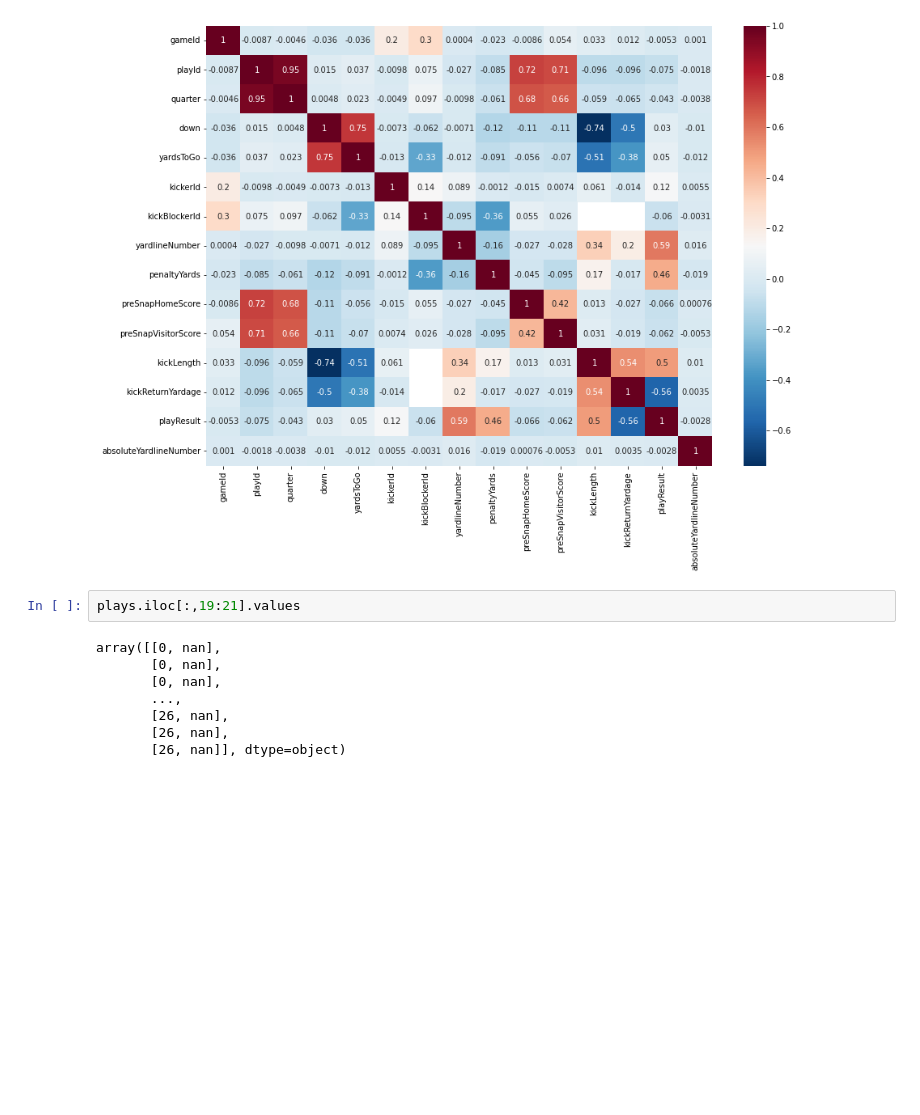
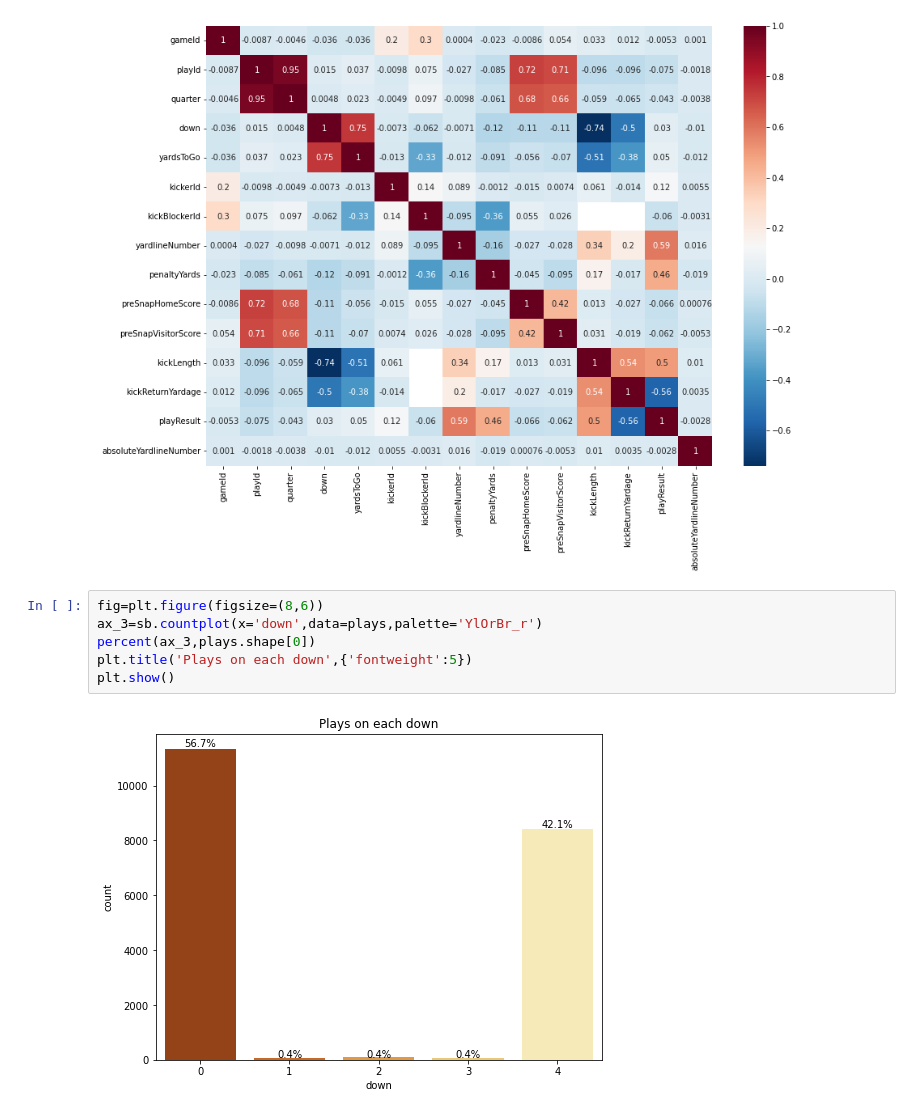
Before and after one commit to DeependraParichha1004/ML-Analysis, a Jupyter notebook: NFL.ipynb, the cells around one changed output. Cells and saved outputs as stored; diff of their text form; blank space fills up the shorter version.

```diff
--- a/NFL.ipynb
+++ b/NFL.ipynb
@@ -360,13 +218,11 @@ sb.heatmap(corr,cmap='RdBu_r',annot=True)
 plt.show()
 # %% [output]
 [figure]
-# %%
-plays.iloc[:,19:21].values
-# %% [output]
-array([[0, nan],
-       [0, nan],
-       [0, nan],
-       ...,
-       [26, nan],
-       [26, nan],
-       [26, nan]], dtype=object)
+# %%
+fig=plt.figure(figsize=(8,6))
+ax_3=sb.countplot(x='down',data=plays,palette='YlOrBr_r')
+percent(ax_3,plays.shape[0])
+plt.title('Plays on each down',{'fontweight':5})
+plt.show()
+# %% [output]
+[figure, added]
```
Also changed, not shown: parts of 36 cells of this notebook.
